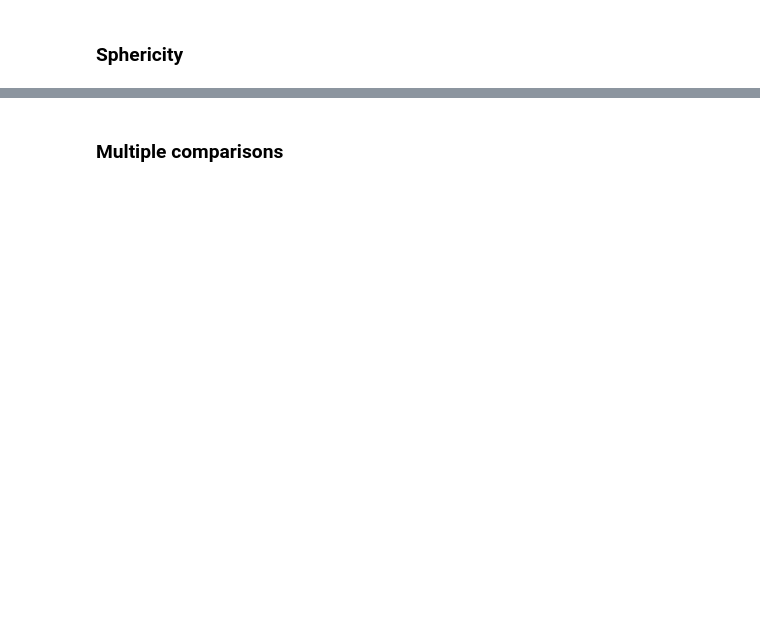
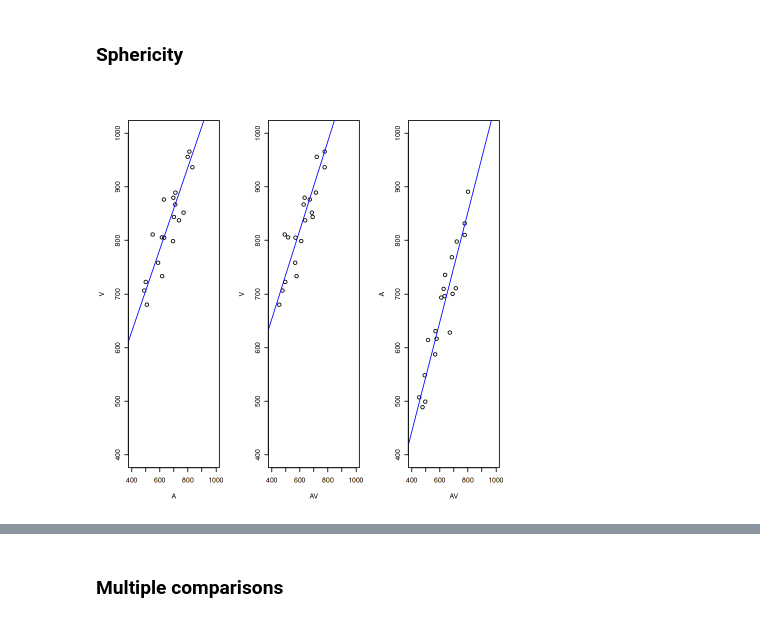
Before and after one commit to natezuk/RM-S2-Stats-R-Demos, a Jupyter notebook: psyc20255-rm-s2-statistics-rmanova-r.ipynb, the cells around one changed output, grey strips where cells are left out. Saved outputs shown, nothing was run; the diff lists cells and outputs as text; code cells hidden in the pictures; blank space fills up the shorter version.

```diff
--- a/psyc20255-rm-s2-statistics-rmanova-r.ipynb
+++ b/psyc20255-rm-s2-statistics-rmanova-r.ipynb
@@ -119,15 +137,17 @@ Warning message in df(x, dof1, dof2):
 # %% [markdown]
 ### Sphericity
 # %%
-# Demonstration of sphericity
-paired_cond <- spread(data, Condition, Response_time)
+# Create a new table indicating pairings of conditions
+paired_cond <- spread(df, Condition, Response_time)
 pairs <- list(c("A", "V"), c("AV", "V"), c("AV", "A"))
 
 par(mfrow = c(1, 3))
 for (pair in pairs) {
   plot(paired_cond[[pair[1]]], paired_cond[[pair[2]]], xlab = pair[1], ylab = pair[2], xlim = c(400, 1000), ylim = c(400, 1000))
   abline(lm(paired_cond[[pair[2]]] ~ paired_cond[[pair[1]]]), col = "blue")
 }
+# %% [output]
+[figure, added]
 # %%
 # Variability in the difference between conditions
 diff_cond <- data.frame(
```
Also changed, not shown: parts of 11 cells of this notebook, 1 other file.
